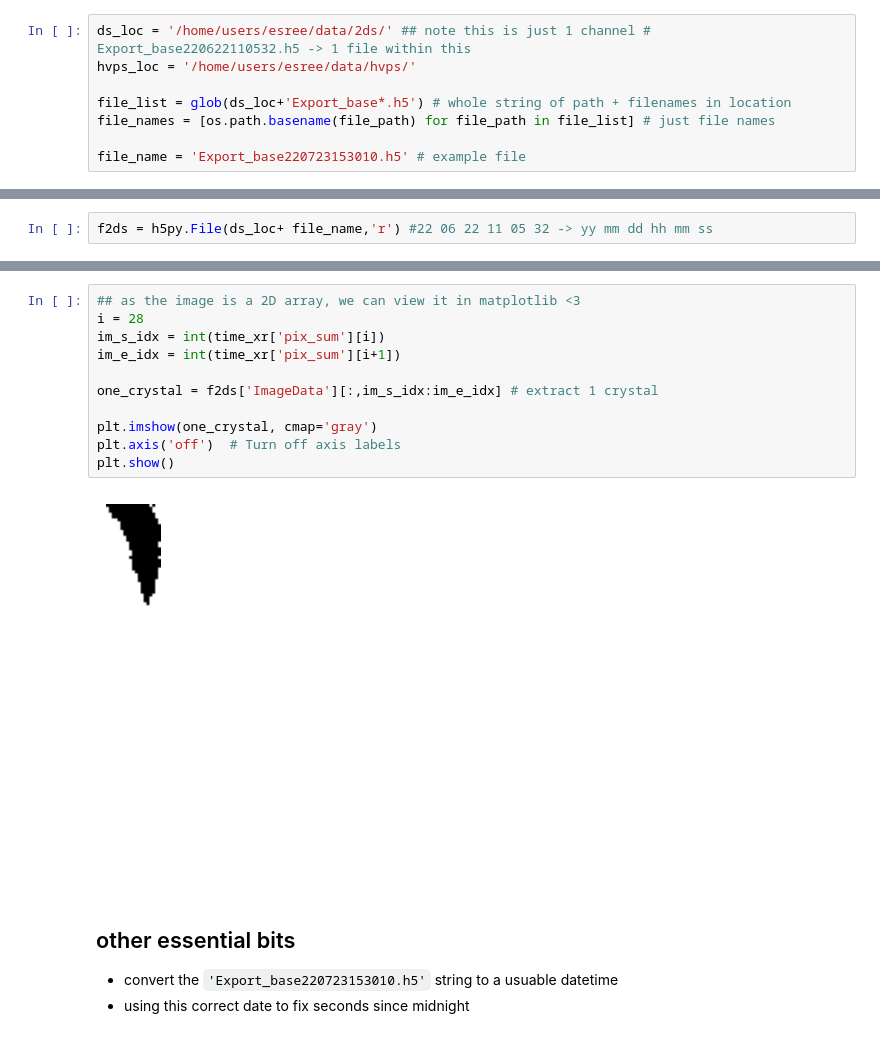
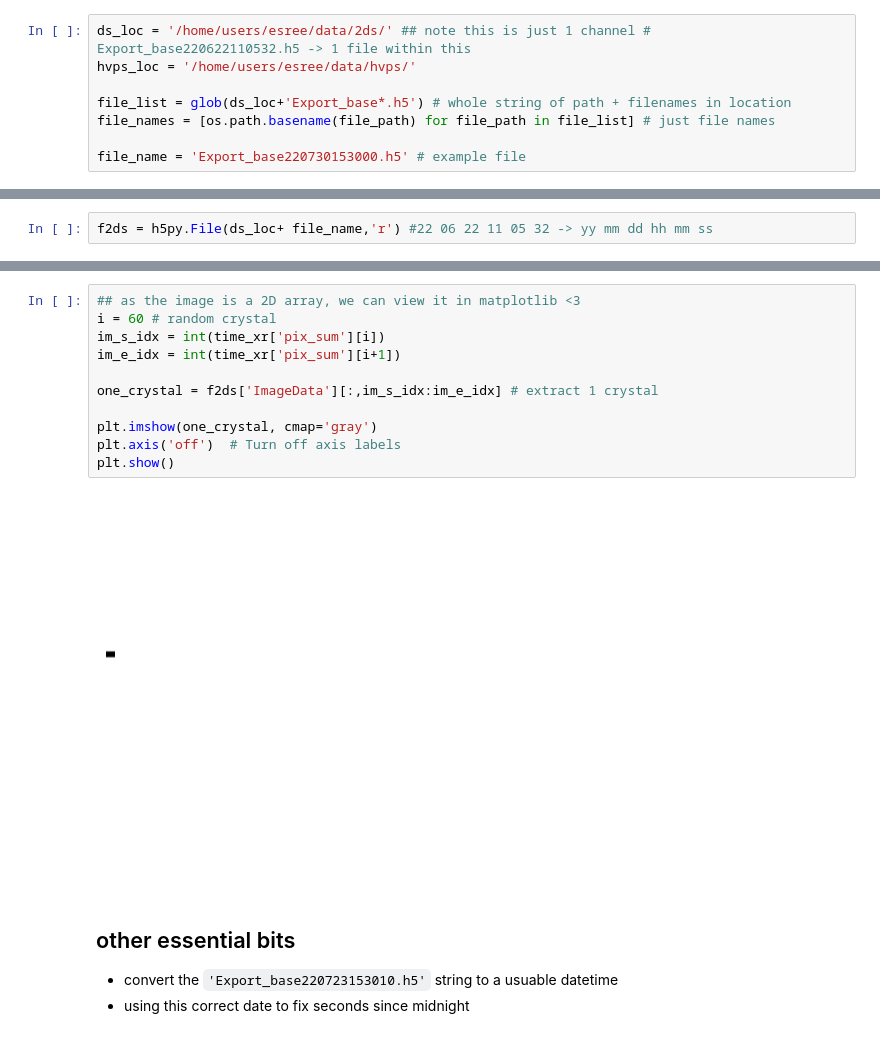
Before and after one commit to ezriri/2DS_code, a Jupyter notebook: h5_basics.ipynb, the cells around one changed output, grey strips where cells are left out. Cells and saved outputs as stored; diff of their text form.

Commit message:
extract image

```diff
--- a/h5_basics.ipynb
+++ b/h5_basics.ipynb
@@ -26,7 +27,7 @@ hvps_loc = '/home/users/esree/data/hvps/'
 file_list = glob(ds_loc+'Export_base*.h5') # whole string of path + filenames in location
 file_names = [os.path.basename(file_path) for file_path in file_list] # just file names
 
-file_name = 'Export_base220723153010.h5' # example file
+file_name = 'Export_base220730153000.h5' # example file
 # %% [markdown]
 ## basic code
 * opening h5 file
@@ -62,17 +63,17 @@ time_xr = xr.Dataset({
 ## e.g. 1 crystal index -> time_xr['pixel_slice'][0:1] or time_xr['pixel_slice'][20:21] etc
 # %%
 ## as the image is a 2D array, we can view it in matplotlib <3
-i = 28
+i = 60 # random crystal
 im_s_idx = int(time_xr['pix_sum'][i])
 im_e_idx = int(time_xr['pix_sum'][i+1])
 
 one_crystal = f2ds['ImageData'][:,im_s_idx:im_e_idx] # extract 1 crystal
 
 plt.imshow(one_crystal, cmap='gray')
 plt.axis('off')  # Turn off axis labels
 plt.show()
 # %% [output]
-[figure, old version]
+[figure, new version]
 # %% [markdown]
 ## other essential bits
 * convert the `'Export_base220723153010.h5'` string to a usuable datetime
```
Also changed, not shown: parts of 4 cells of this notebook, 2 other files.
